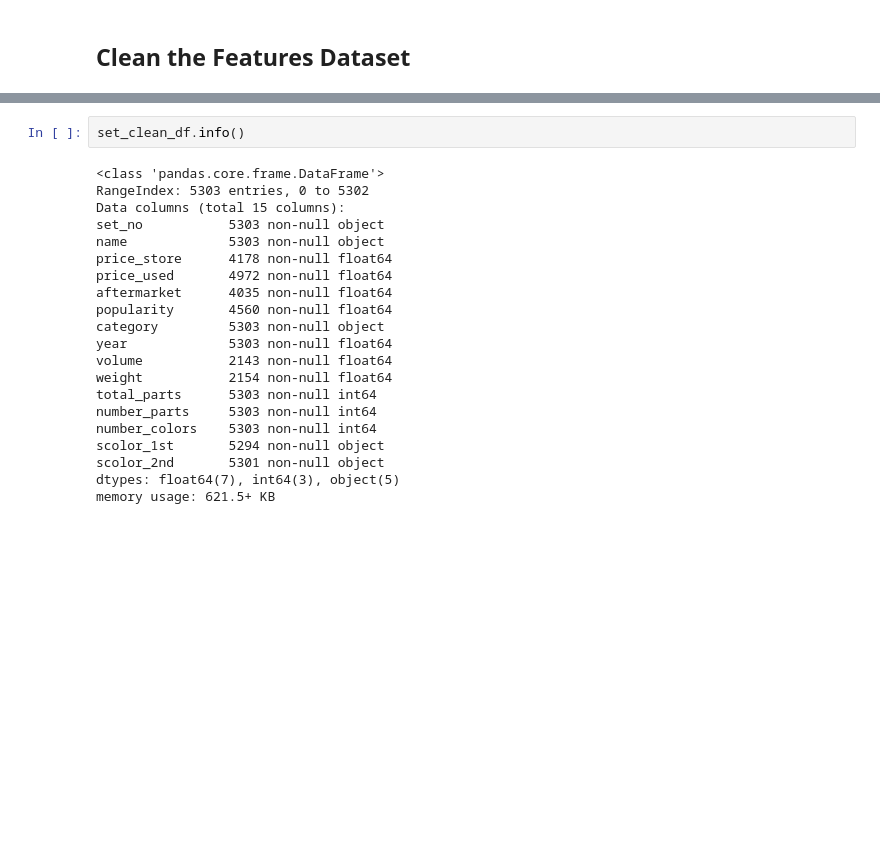
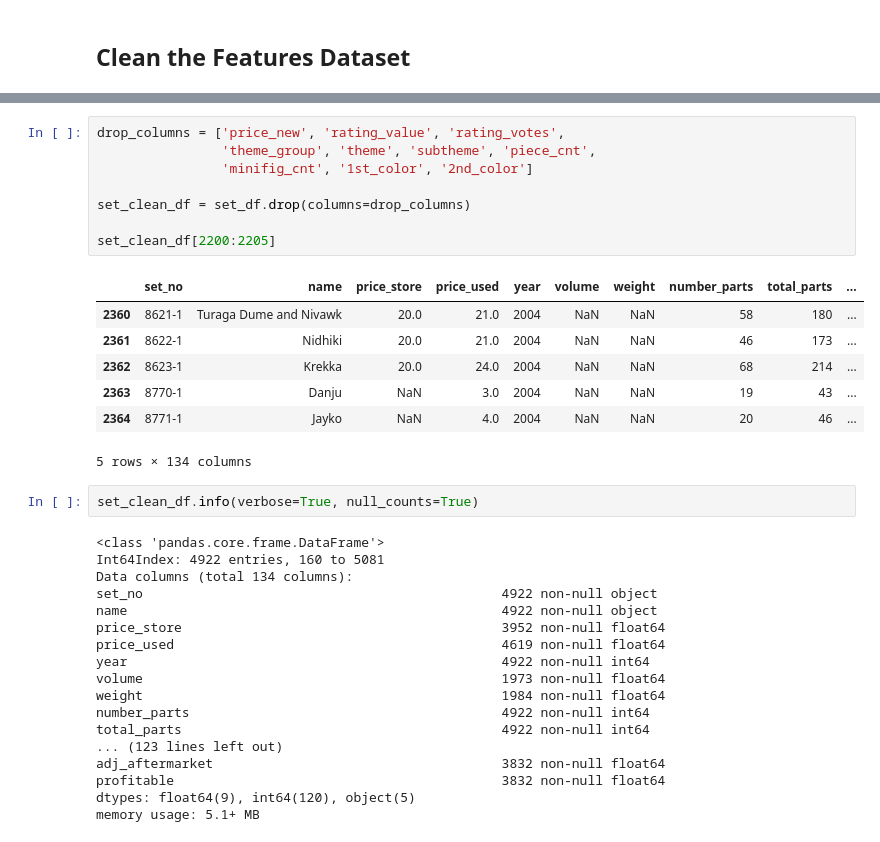
Before and after one commit to NathanVenos/Classifying_LEGO_Value_Retention, a Jupyter notebook: clean_features/merge_features.ipynb, the cells around one changed output, grey strips where cells are left out. Drawn from its saved outputs; the diff is of its cells as text; blank space fills up the shorter version.

```diff
--- a/clean_features/merge_features.ipynb
+++ b/clean_features/merge_features.ipynb
@@ -362,26 +388,39 @@ set_clean_df[2200:2205]
+# %%
+drop_columns = ['price_new', 'rating_value', 'rating_votes',
+                'theme_group', 'theme', 'subtheme', 'piece_cnt',
+                'minifig_cnt', '1st_color', '2nd_color']
+
+set_clean_df = set_df.drop(columns=drop_columns)
+
+set_clean_df[2200:2205]
+# %% [output]
+|  | set_no | name | price_store | price_used | year | volume | weight | number_parts | total_parts | ... |
+| 2360 | 8621-1 | Turaga Dume and Nivawk | 20.0 | 21.0 | 2004 | NaN | NaN | 58 | 180 | ... |
+| 2361 | 8622-1 | Nidhiki | 20.0 | 21.0 | 2004 | NaN | NaN | 46 | 173 | ... |
+| 2362 | 8623-1 | Krekka | 20.0 | 24.0 | 2004 | NaN | NaN | 68 | 214 | ... |
+| 2363 | 8770-1 | Danju | NaN | 3.0 | 2004 | NaN | NaN | 19 | 43 | ... |
+| 2364 | 8771-1 | Jayko | NaN | 4.0 | 2004 | NaN | NaN | 20 | 46 | ... |
+5 rows × 134 columns
 # %%
-set_clean_df.info()
+set_clean_df.info(verbose=True, null_counts=True)
 # %% [output]
 <class 'pandas.core.frame.DataFrame'>
-RangeIndex: 5303 entries, 0 to 5302
-Data columns (total 15 columns):
-set_no           5303 non-null object
-name             5303 non-null object
-price_store      4178 non-null float64
-price_used       4972 non-null float64
-aftermarket      4035 non-null float64
-popularity       4560 non-null float64
-category         5303 non-null object
-year             5303 non-null float64
-volume           2143 non-null float64
-weight           2154 non-null float64
-total_parts      5303 non-null int64
-number_parts     5303 non-null int64
-number_colors    5303 non-null int64
-scolor_1st       5294 non-null object
-scolor_2nd       5301 non-null object
-dtypes: float64(7), int64(3), object(5)
-memory usage: 621.5+ KB
+Int64Index: 4922 entries, 160 to 5081
+Data columns (total 134 columns):
+set_no                                              4922 non-null object
+name                                                4922 non-null object
+price_store                                         3952 non-null float64
+price_used                                          4619 non-null float64
+year                                                4922 non-null int64
+volume                                              1973 non-null float64
+weight                                              1984 non-null float64
+number_parts                                        4922 non-null int64
+total_parts                                         4922 non-null int64
+... (123 lines left out)
+adj_aftermarket                                     3832 non-null float64
+profitable                                          3832 non-null float64
+dtypes: float64(9), int64(120), object(5)
+memory usage: 5.1+ MB
 # %%
 save_path = r'../data/merge_feature.csv'
 set_clean_df.to_csv(save_path, index=False)
```
Also changed, not shown: parts of 18 cells of this notebook, 1 other file.
